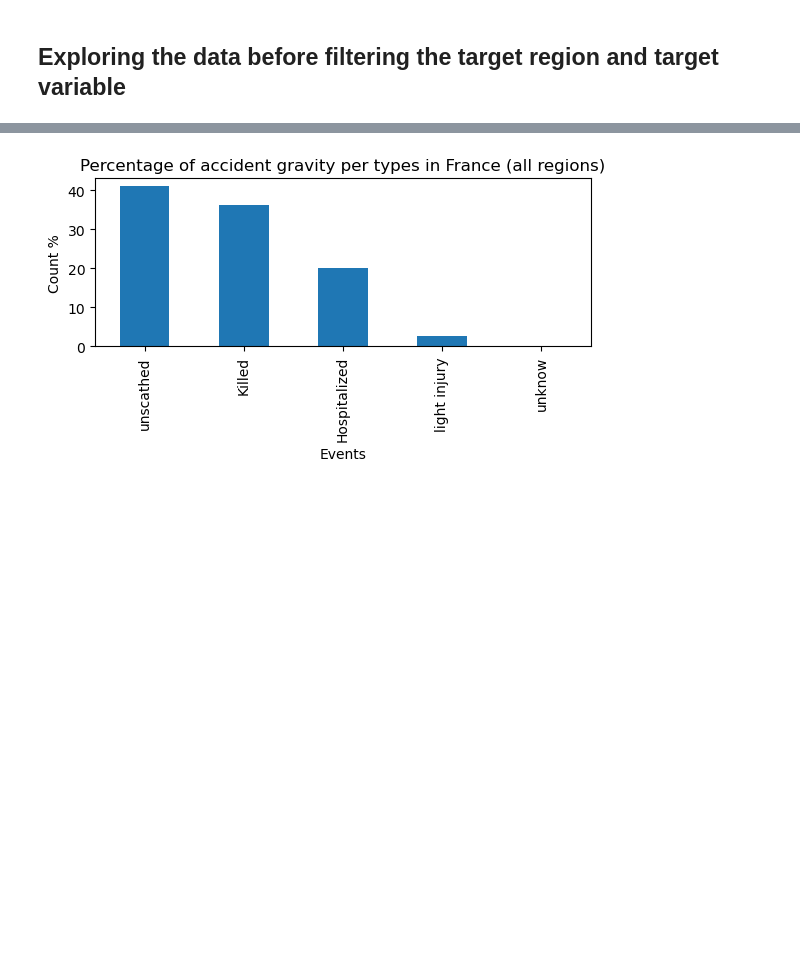
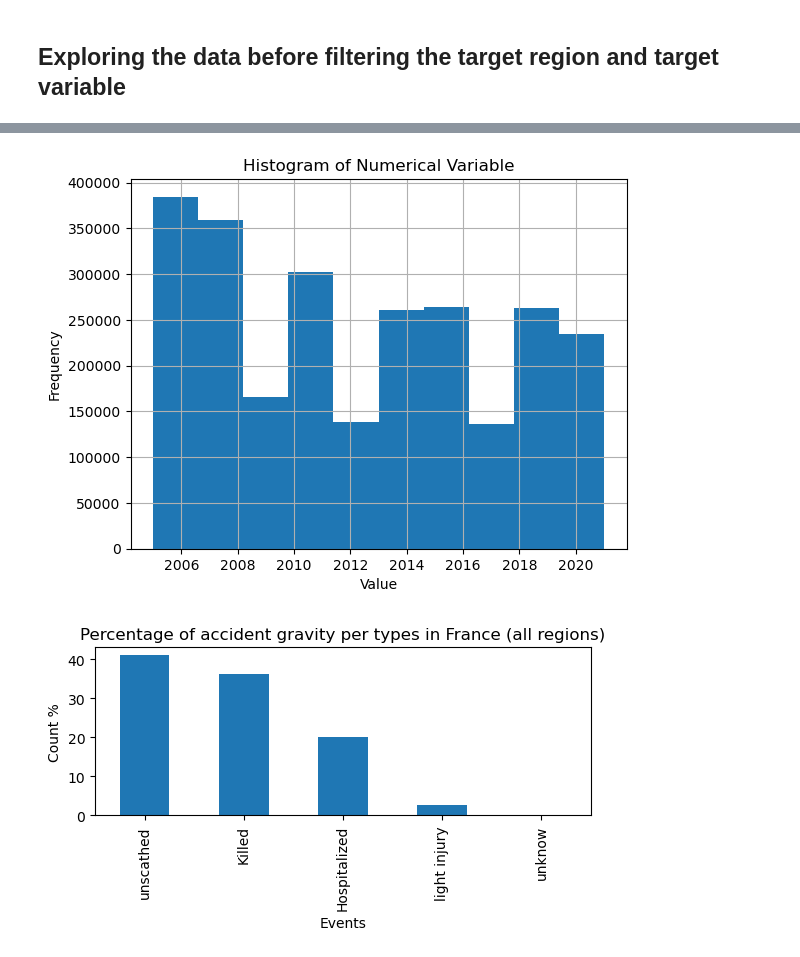
Before and after one commit to tiagoru/Road_accidents_france, a Jupyter notebook: Final_Notebook_2_data_cleaning_imputation_encoding.ipynb, the cells around one changed output, grey strips where cells are left out. Cells and saved outputs as stored; diff of their text form; code cells hidden in the pictures; blank space fills up the shorter version.

```diff
--- a/Final_Notebook_2_data_cleaning_imputation_encoding.ipynb
+++ b/Final_Notebook_2_data_cleaning_imputation_encoding.ipynb
@@ -251,3 +265,11 @@ Name: hrmn, Length: 2509596, dtype: object
+# %%
+df['an'].hist()
+plt.title('Histogram of Numerical Variable')
+plt.xlabel('Value')
+plt.ylabel('Frequency')
+plt.show()
+# %% [output]
+[figure, added]
 # %%
 # exploring the types of accidents in France all regions
 event_counts = df['grav'].value_counts()
```
Also changed, not shown: parts of 8 cells of this notebook.
